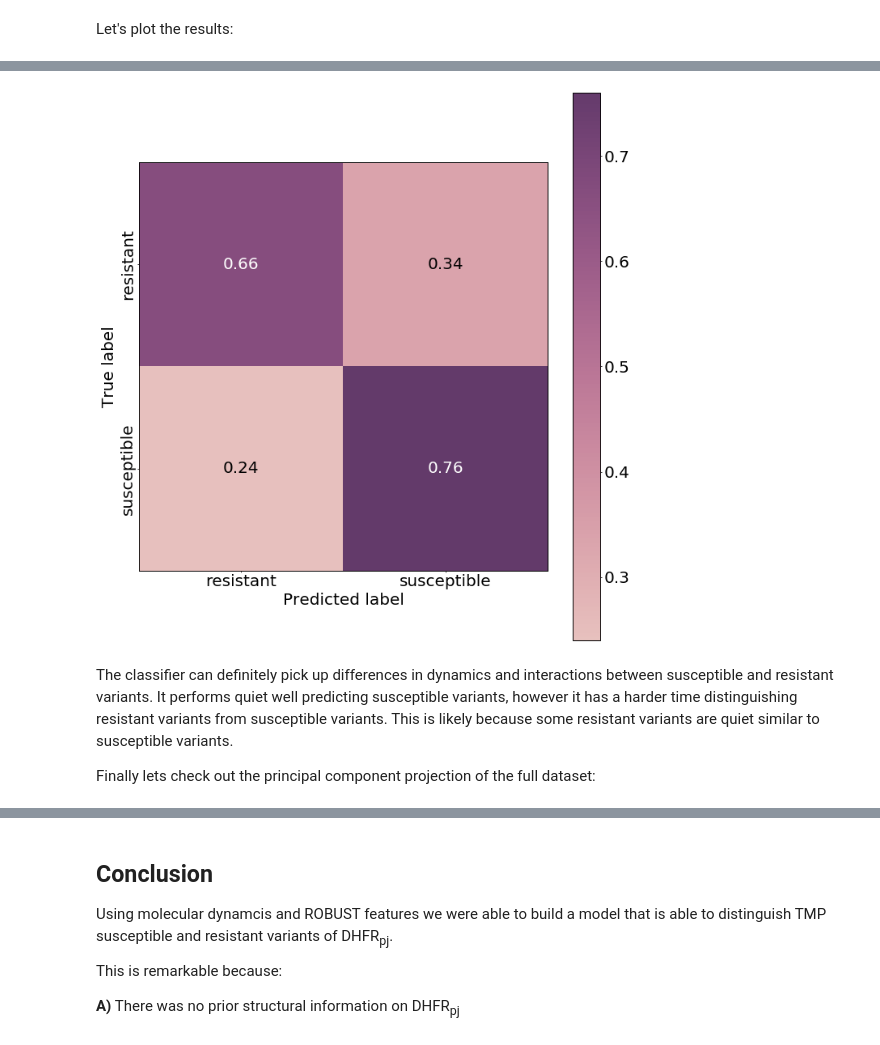
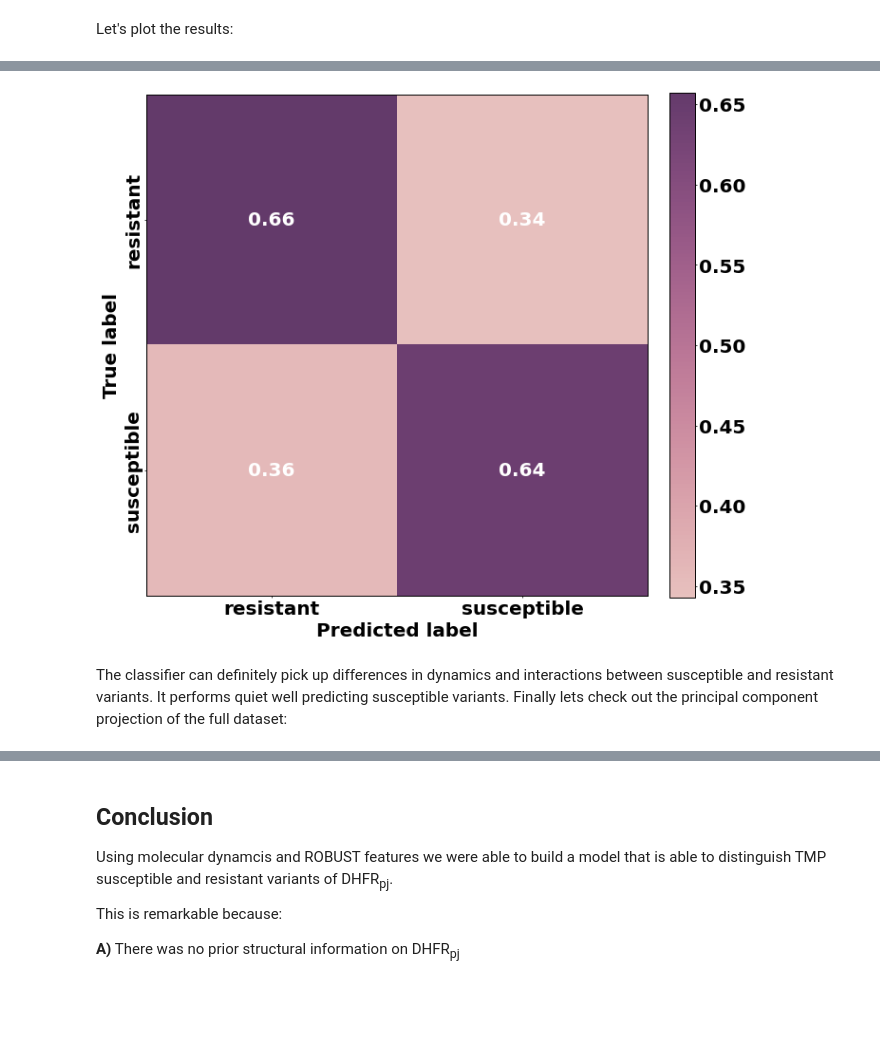
Before and after one commit to SchifferLab/ROBUST, a Jupyter notebook: examples/DHFR/predict_TMP_resistance.ipynb, the cells around one changed output, grey strips where cells are left out. Cells and saved outputs as stored; diff of their text form; code cells hidden in the pictures; blank space fills up the shorter version.

```diff
--- a/examples/DHFR/predict_TMP_resistance.ipynb
+++ b/examples/DHFR/predict_TMP_resistance.ipynb
@@ -55,6 +58,8 @@ dataset = pd.read_csv(os.path.join(datadir, 'dataset.csv'), sep=',', index_col=0
 dG = dataset.groupby('name').agg({'dG': 'first'})
 
 labels = dataset.groupby('name').agg({'label': 'first'})
+# Set PJQ18 to resistant
+labels.loc['PJQ18', 'label'] = 'resistant'
 
 eval_set = labels.index # The final set of structures to evaluate
 
@@ -138,0 +336,12 @@ These might be difficult to distinguish from the susceptible variants, however,
+# %%
+
+clf_l1 = Pipeline([('scaler', StandardScaler()),
+                ('clf', LogisticRegression(penalty='l1',solver='saga', max_iter=10000))])
+
+param_clf_l1 = {
+    'clf__C': [0.1, 1, 2, 5, 10]}
+
+search = GridSearchCV(clf_l1, param_clf_l1, cv=cv, scoring=scoring, n_jobs=-1)
+search.fit(X, y)
+print("Best parameter (CV score=%0.3f):" % search.best_score_)
+print(search.best_params_)
@@ -138,0 +353,13 @@ These might be difficult to distinguish from the susceptible variants, however,
+# %%
+
+clf_en = Pipeline([('scaler', StandardScaler()),
+                ('clf', LogisticRegression(penalty='elasticnet',solver='saga', max_iter=10000))])
+
+param_clf_en = {
+    'clf__l1_ratio': np.linspace(0.1, 0.9, 10)
+}
+
+search = GridSearchCV(clf_en, param_clf_en, cv=cv, scoring=scoring, n_jobs=-1)
+search.fit(X, y)
+print("Best parameter (CV score=%0.3f):" % search.best_score_)
+print(search.best_params_)
@@ -157,7 +382,7 @@ np.random.seed(666)
 
 clf = Pipeline([('scaler', StandardScaler()),
                 ('pca', PCA(n_components=2)),
-                ('clf', LogisticRegression(max_iter=100, n_jobs=1, solver='liblinear'))])
+                ('clf', LogisticRegression(penalty='none',solver='saga', max_iter=10000))])
 
 
 seeds = np.random.randint(low=1, high=10000, size=n_repeats)
@@ -170,18 +395,25 @@ predicts = np.zeros((n_repeats, n_variants))
 
 tprs = []
 aucs = []
+score_df = pd.DataFrame(columns=['accuracy', 'precision', 'recall', 'f1_score'])
 mean_fpr = np.linspace(0, 1, 100)
+
 for i, seed in enumerate(seeds):
     sskf = StratifiedShuffleSplit(n_splits=n_splits, random_state=seed, test_size=1/n_splits)
     for train, test in sskf.split(X, y):
         clf.fit(X[train], y[train])
+        y_predict = clf.predict(X[test])
+        probas_ = clf.predict_proba(X[test])
 
-        cmatrices[i] = confusion_matrix(y[test], clf.predict(X[test]))
-        predicts[i, test] = clf.predict(X[test])
-        probas_ = clf.predict_proba(X[test])
+        cmatrices[i] = confusion_matrix(y[test], y_predict)
+        predicts[i, test] = y_predict
         # Compute ROC curve and area the curve
         fpr, tpr, thresholds = roc_curve(y[test], probas_[:, 1])
         tprs.append(interp(mean_fpr, fpr, tpr))
+        score_df.loc[i, 'accuracy'] = accuracy_score(y[test], y_predict)
+        score_df.loc[i, 'precision'] = precision_score(y[test], y_predict)
+        score_df.loc[i, 'recall'] =  recall_score(y[test], y_predict)
+        score_df.loc[i, 'f1_score'] = f1_score(y[test], y_predict)
         tprs[-1][0] = 0.0
         roc_auc = auc(fpr, tpr)
         aucs.append(roc_auc)
@@ -223,35 +472,32 @@ plt.show()
 # %%
 fig, ax = plt.subplots(figsize=(10, 10))
 cm = cmatrices.sum(axis=0)
 cm = cm / cm.sum(axis=1)[:, np.newaxis]
 im = ax.imshow(cm, interpolation='nearest', cmap=cmap)
-plt.colorbar(im)
+plt.colorbar(im, fraction=0.046, pad=0.04)
 
 ax.set(xticks=np.arange(cm.shape[1]),
        yticks=np.arange(cm.shape[0]),
        xticklabels=['resistant', 'susceptible'],
        ylabel='True label',
        xlabel='Predicted label')
 
 
 ax.set_yticklabels(['resistant', 'susceptible'] ,rotation=90, horizontalalignment='right', verticalalignment='center')
 
 # Loop over data dimensions and create text annotations.
 fmt = '.2f'
 thresh = cm.max() / 2.
 for i in range(cm.shape[0]):
     for j in range(cm.shape[1]):
         ax.text(j, i, format(cm[i, j], fmt),
                 ha="center", va="center",
                 color="white" if cm[i, j] > thresh else "black")
 
 plt.tight_layout()
 plt.show()
 # %% [output]
-[figure, old version]
+[figure, new version]
 # %% [markdown]
-The classifier can definitely pick up differences in dynamics and interactions between susceptible and resistant variants. It performs quiet well predicting susceptible variants, however it has a harder time distinguishing resistant variants from susceptible variants. This is likely because some resistant variants are quiet similar to susceptible variants.
-
-
-Finally lets check out the principal component projection of the full dataset:
+The classifier can definitely pick up differences in dynamics and interactions between susceptible and resistant variants. It performs quiet well predicting susceptible variants. Finally lets check out the principal component projection of the full dataset:
 # %%
```
Also changed, not shown: parts of 37 cells of this notebook, 2 other files.
